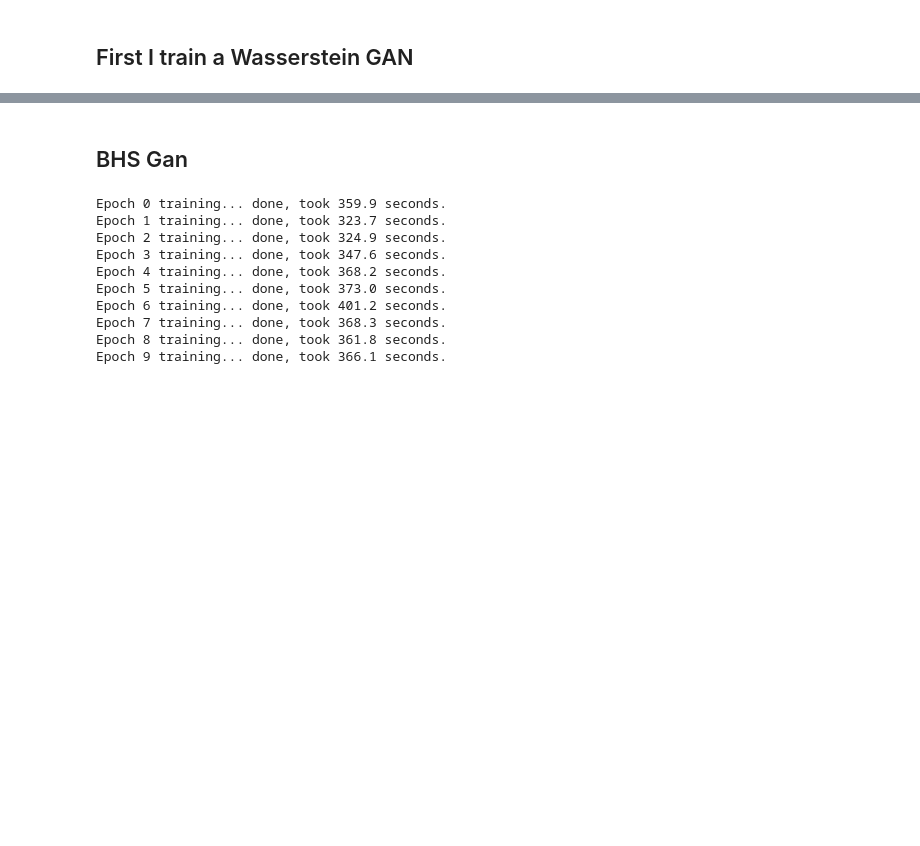
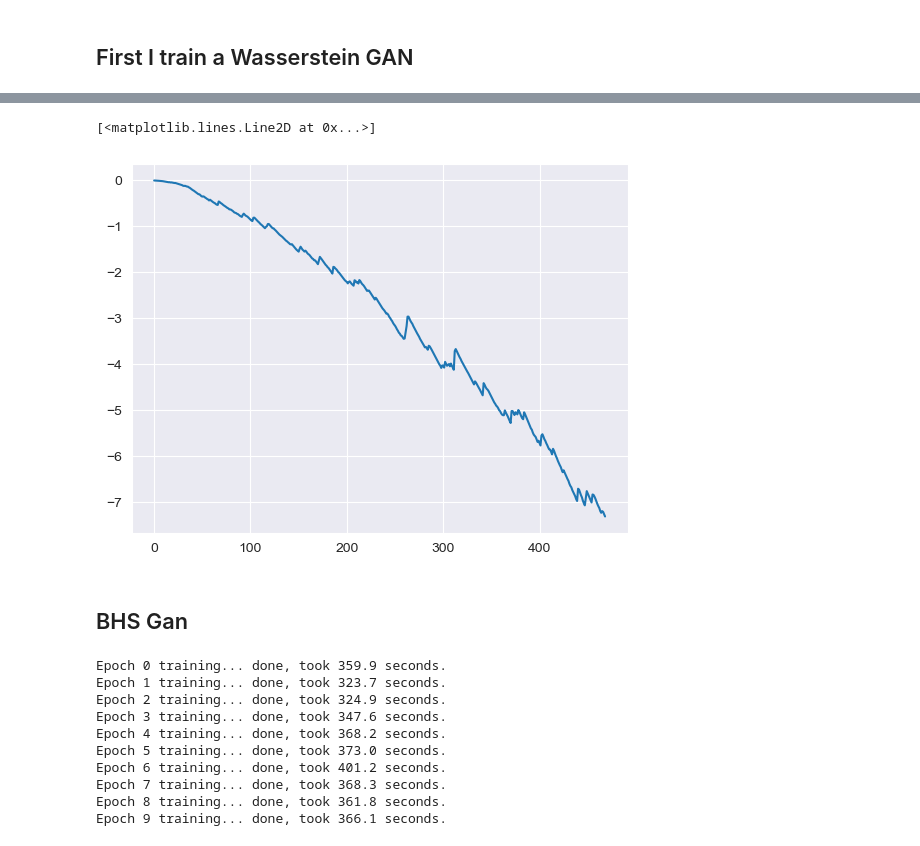
Before and after one commit to AlexF1994/bhsgan, a Jupyter notebook: mnist.ipynb, the cells around one changed output, grey strips where cells are left out. Cells and saved outputs as stored; diff of their text form; code cells hidden in the pictures; blank space fills up the shorter version.

```diff
--- a/mnist.ipynb
+++ b/mnist.ipynb
@@ -122,3 +99,8 @@ plot_losses(trained_wgan.generator_losses, trained_wgan.discriminator_losses)
+# %%
+plt.plot(trained_wgan.generator_losses)
+# %% [output]
+[<matplotlib.lines.Line2D at 0x...>]
+[figure, added]
 # %% [markdown]
 ## BHS Gan
 # %%
```
Also changed, not shown: parts of 11 cells of this notebook, 4 other files.
